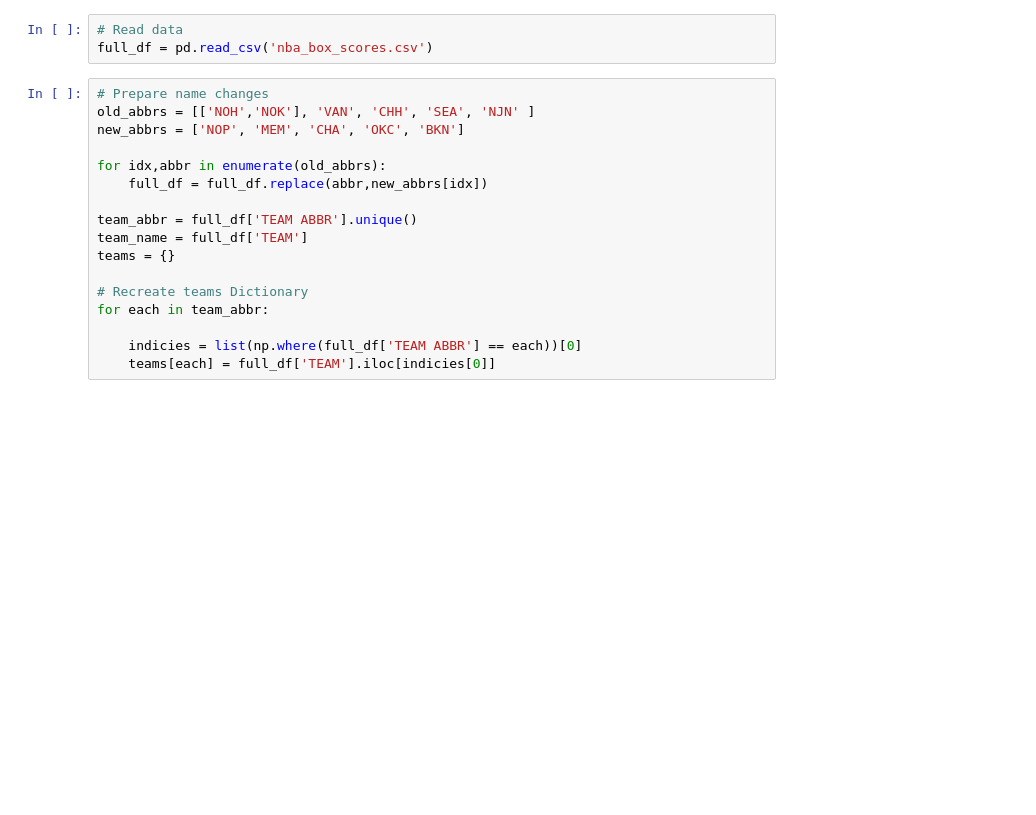
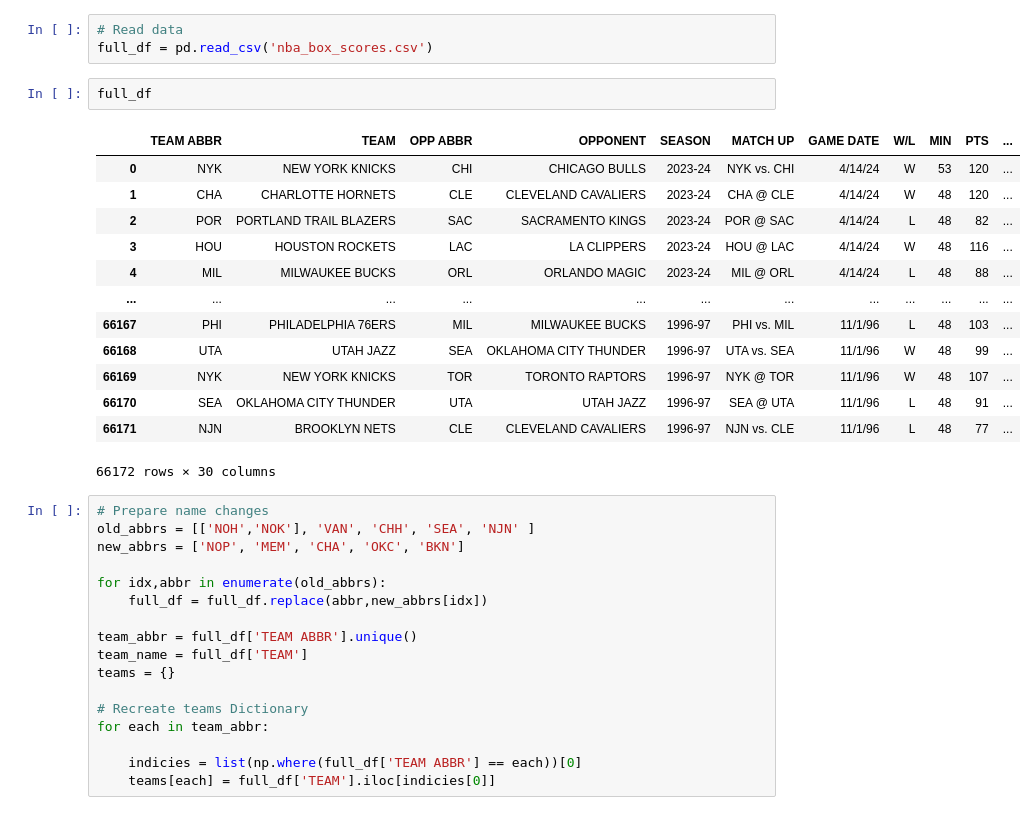
Before and after one commit to MorandR/NBA_Standings, a Jupyter notebook: basketball.ipynb, the cells around one changed output. Drawn from its saved outputs; the diff is of its cells as text; blank space fills up the shorter version.

```diff
--- a/basketball.ipynb
+++ b/basketball.ipynb
@@ -402,6 +403,22 @@ Now we're going to:
 # %%
 # Read data
 full_df = pd.read_csv('nba_box_scores.csv')
+# %%
+full_df
+# %% [output]
+|  | TEAM ABBR | TEAM | OPP ABBR | OPPONENT | SEASON | MATCH UP | GAME DATE | W/L | MIN | PTS | ... |
+| 0 | NYK | NEW YORK KNICKS | CHI | CHICAGO BULLS | 2023-24 | NYK vs. CHI | 4/14/24 | W | 53 | 120 | ... |
+| 1 | CHA | CHARLOTTE HORNETS | CLE | CLEVELAND CAVALIERS | 2023-24 | CHA @ CLE | 4/14/24 | W | 48 | 120 | ... |
+| 2 | POR | PORTLAND TRAIL BLAZERS | SAC | SACRAMENTO KINGS | 2023-24 | POR @ SAC | 4/14/24 | L | 48 | 82 | ... |
+| 3 | HOU | HOUSTON ROCKETS | LAC | LA CLIPPERS | 2023-24 | HOU @ LAC | 4/14/24 | W | 48 | 116 | ... |
+| 4 | MIL | MILWAUKEE BUCKS | ORL | ORLANDO MAGIC | 2023-24 | MIL @ ORL | 4/14/24 | L | 48 | 88 | ... |
+| ... | ... | ... | ... | ... | ... | ... | ... | ... | ... | ... | ... |
+| 66167 | PHI | PHILADELPHIA 76ERS | MIL | MILWAUKEE BUCKS | 1996-97 | PHI vs. MIL | 11/1/96 | L | 48 | 103 | ... |
+| 66168 | UTA | UTAH JAZZ | SEA | OKLAHOMA CITY THUNDER | 1996-97 | UTA vs. SEA | 11/1/96 | W | 48 | 99 | ... |
+| 66169 | NYK | NEW YORK KNICKS | TOR | TORONTO RAPTORS | 1996-97 | NYK @ TOR | 11/1/96 | W | 48 | 107 | ... |
+| 66170 | SEA | OKLAHOMA CITY THUNDER | UTA | UTAH JAZZ | 1996-97 | SEA @ UTA | 11/1/96 | L | 48 | 91 | ... |
+| 66171 | NJN | BROOKLYN NETS | CLE | CLEVELAND CAVALIERS | 1996-97 | NJN vs. CLE | 11/1/96 | L | 48 | 77 | ... |
+66172 rows × 30 columns
 # %%
 # Prepare name changes
 old_abbrs = [['NOH','NOK'], 'VAN', 'CHH', 'SEA', 'NJN' ]
```
Also changed, not shown: parts of 24 cells of this notebook, 1 other file.
